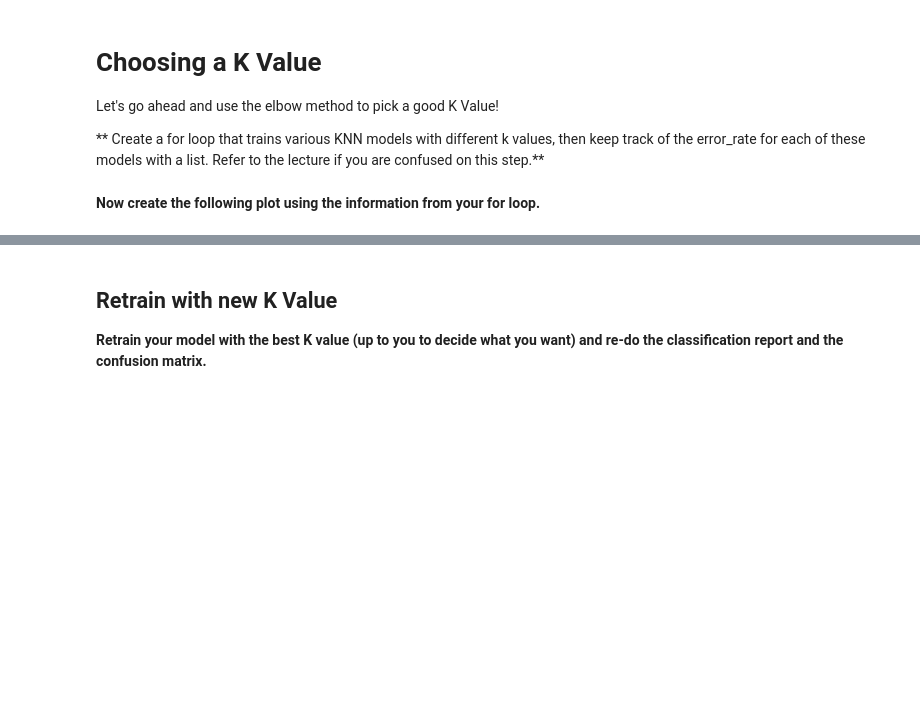
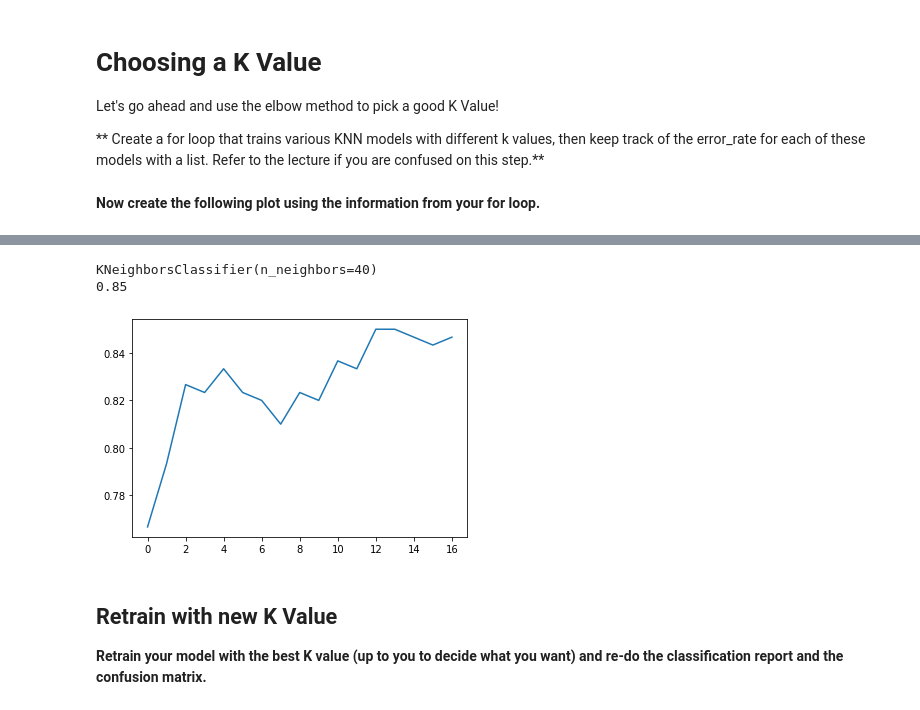
Before and after one commit to DeepBlueS3a/STC_DS_Tasks, a Jupyter notebook: KNN/K_Nearest_Neighbors_Project.ipynb, the cells around one changed output, grey strips where cells are left out. Drawn from its saved outputs; the diff is of its cells as text; code cells hidden in the pictures; blank space fills up the shorter version.

```diff
--- a/KNN/K_Nearest_Neighbors_Project.ipynb
+++ b/KNN/K_Nearest_Neighbors_Project.ipynb
@@ -76,5 +84,7 @@ scaled_df.head()
 # Using KNN
 
 **Import KNeighborsClassifier from scikit learn.**
+# %%
+knn = KNeighborsClassifier(1)
 # %% [markdown]
 **Create a KNN model instance with n_neighbors=1**
@@ -87,0 +96,2 @@ KNeighborsClassifier(algorithm='auto', leaf_size=30, metric='minkowski',
+# %%
+knn.fit(X_train, y_train)
@@ -90,5 +102,7 @@ KNeighborsClassifier(algorithm='auto', leaf_size=30, metric='minkowski',
 Let's evaluate our KNN model!
 # %% [markdown]
 **Use the predict method to predict values using your KNN model and X_test.**
+# %%
+y_pred = knn.predict(X_test)
 # %% [markdown]
 ** Create a confusion matrix and classification report.**
@@ -109,5 +131,8 @@ avg / total       0.75      0.75      0.75       300
 Let's go ahead and use the elbow method to pick a good K Value!
 
 ** Create a for loop that trains various KNN models with different k values, then keep track of the error_rate for each of these models with a list. Refer to the lecture if you are confused on this step.**
+# %%
+max_accuracy = 0
+best_model = None
 # %% [markdown]
 **Now create the following plot using the information from your for loop.**
@@ -118,3 +139,23 @@ Let's go ahead and use the elbow method to pick a good K Value!
+# %%
+accuraccies = []
+
+for neigbors in range(1, 50, 3):
+    knn = KNeighborsClassifier(neigbors)
+    knn.fit(X_train, y_train)
+    y_pred = knn.predict(X_test)
+    accuracy = accuracy_score(y_pred, y_test)
+    accuraccies.append(accuracy)
+    if accuracy >= max_accuracy:
+        max_accuracy = accuracy
+        best_model = knn
+
+plt.plot(accuraccies)
+print(best_model)
+print(max_accuracy)
+# %% [output]
+KNeighborsClassifier(n_neighbors=40)
+0.85
+[figure, added]
 # %% [markdown]
 ## Retrain with new K Value
 
```
Also changed, not shown: parts of 11 cells of this notebook, 7 other files.
